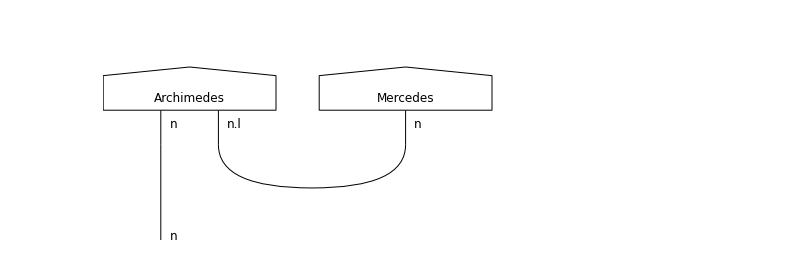
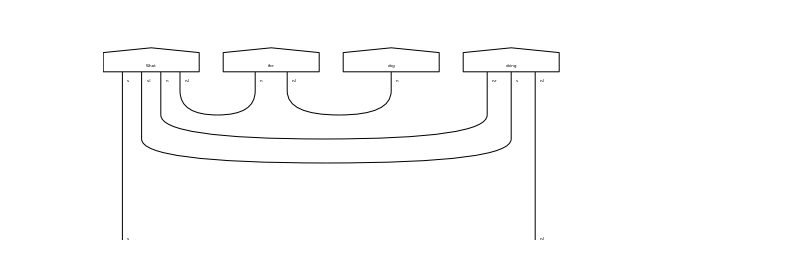
Before and after one commit to Hyperclap-Studios/qec-qnlp, a Jupyter notebook: lambeq.ipynb, the cells around one changed output. Cells and saved outputs as stored; diff of their text form; code cells hidden in the pictures.

```diff
--- a/lambeq.ipynb
+++ b/lambeq.ipynb
@@ -4,10 +5,10 @@ from discopy import grammar
+# %%
+sentence = "What the dog doing"
 # %%
-sentence = "Archimedes Mercedes"
-
 parser = BobcatParser()  # (GALLI TÜECHLI) will download Model so may take a while [1.5 GB]
 
 diagram = parser.sentence2diagram(sentence)
 
-grammar.draw(diagram, figsize=(14, 3), fontsize=12)
+grammar.draw(diagram, figsize=(14, 3), fontsize=4)
 # %% [output]
-[figure, old version]
+[figure, new version]
```
Also changed, not shown: parts of 7 cells of this notebook, 1 other file.
